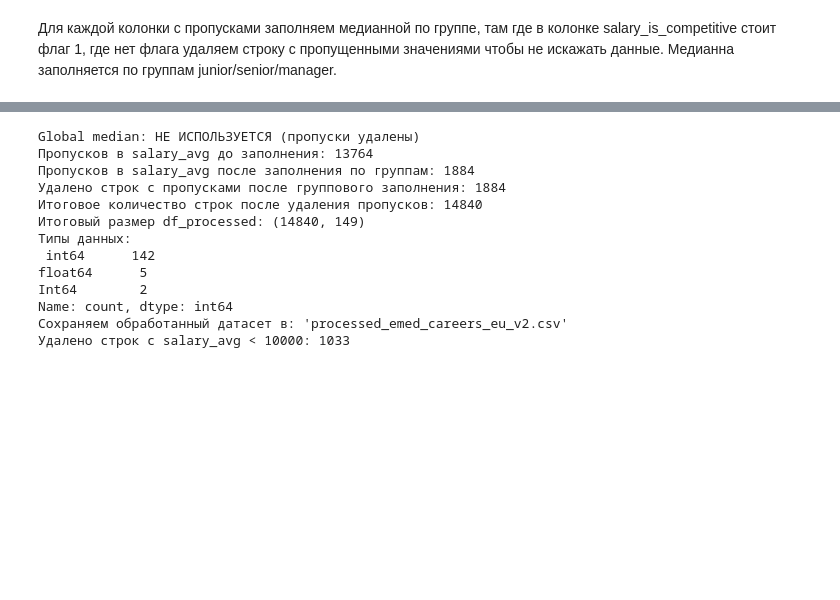
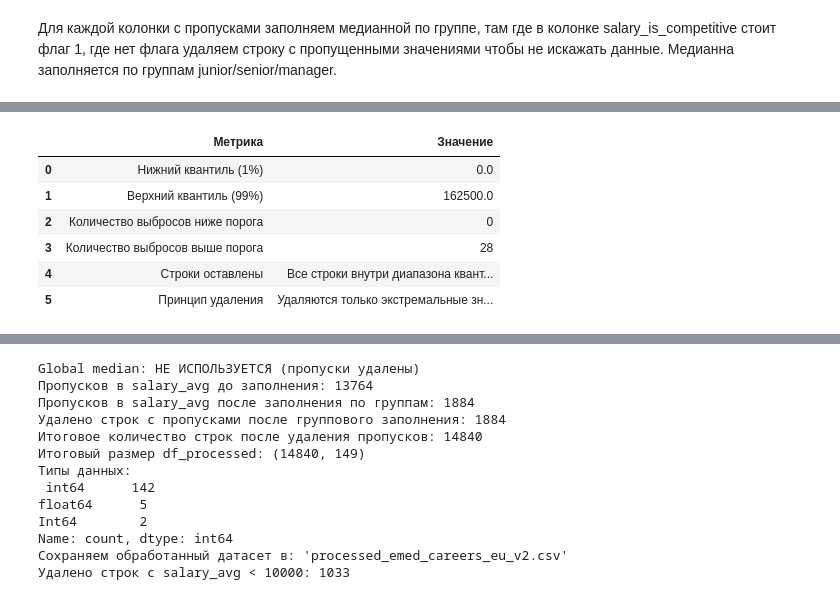
Before and after one commit to DenisShulyak/MachineLearning.JobPostingsinEurope, a Jupyter notebook: 1.v2 FeatureEngineering.ipynb, the cells around one changed output, grey strips where cells are left out. Drawn from its saved outputs; the diff is of its cells as text; code cells hidden in the pictures; blank space fills up the shorter version.

```diff
--- a/1.v2 FeatureEngineering.ipynb
+++ b/1.v2 FeatureEngineering.ipynb
@@ -433,0 +464,38 @@ plt.show()
+# %%
+
+# Таблица анализа выбросов salary_avg
+
+if "salary_avg" in df_processed.columns:
+    q_low, q_high = df_processed["salary_avg"].quantile([0.01, 0.99])
+
+    outliers_low = (df_processed["salary_avg"] < q_low).sum()
+    outliers_high = (df_processed["salary_avg"] > q_high).sum()
+
+    outliers_table = pd.DataFrame({
+        "Метрика": [
+            "Нижний квантиль (1%)",
+            "Верхний квантиль (99%)",
+            "Количество выбросов ниже порога",
+            "Количество выбросов выше порога",
+            "Строки оставлены",
+            "Принцип удаления"
+        ],
+        "Значение": [
+            round(q_low, 2),
+            round(q_high, 2),
+            int(outliers_low),
+            int(outliers_high),
+            "Все строки внутри диапазона квантилей и NaN",
+            "Удаляются только экстремальные значения вне 1%-99%"
+        ]
+    })
+
+    display(outliers_table)
+# %% [output]
+|  | Метрика | Значение |
+| 0 | Нижний квантиль (1%) | 0.0 |
+| 1 | Верхний квантиль (99%) | 162500.0 |
+| 2 | Количество выбросов ниже порога | 0 |
+| 3 | Количество выбросов выше порога | 28 |
+| 4 | Строки оставлены | Все строки внутри диапазона квант... |
+| 5 | Принцип удаления | Удаляются только экстремальные зн... |
```
Also changed, not shown: parts of 7 cells of this notebook.
